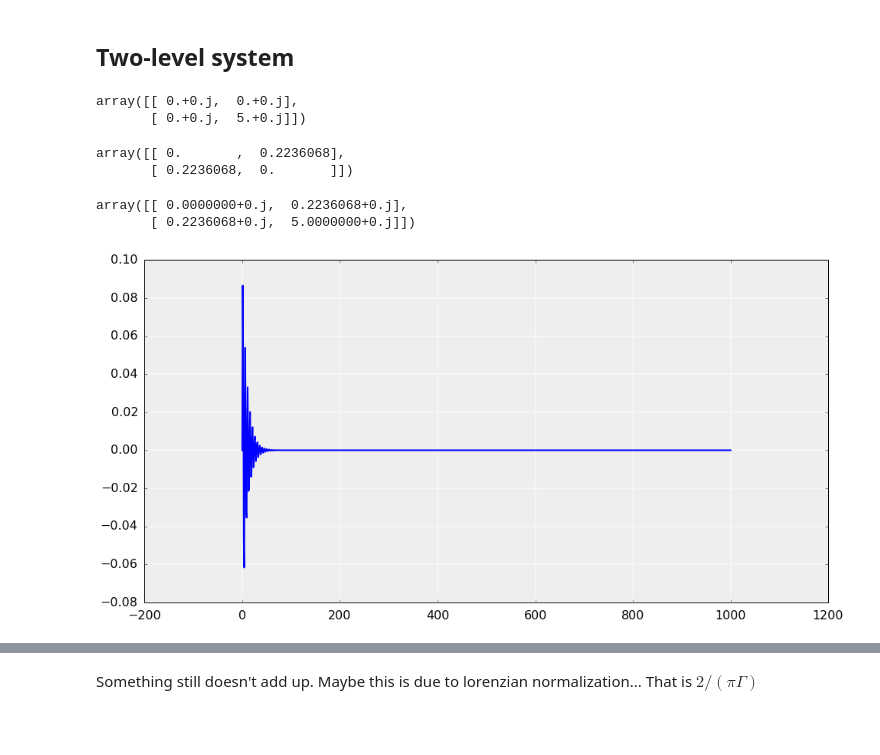
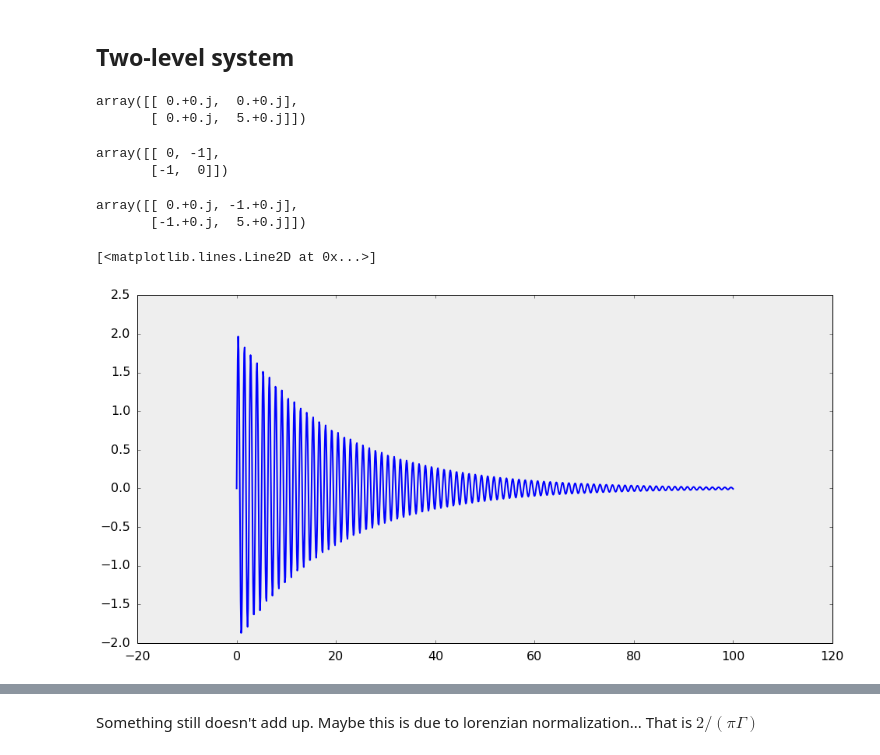
Before and after one commit to antonl/notebooks, a Jupyter notebook: Reproduce Pulleritz Paper.ipynb, the cells around one changed output, grey strips where cells are left out. Cells and saved outputs as stored; diff of their text form; code cells hidden in the pictures; blank space fills up the shorter version.

```diff
--- a/Reproduce Pulleritz Paper.ipynb
+++ b/Reproduce Pulleritz Paper.ipynb
@@ -333,7 +317,9 @@ gs, es = basis(2,0), basis(2,1)
 
 e0 = 0.0
 e1 = 5 # 600 nm
-V = 0.2
+V = 1
+gamma = np.array([0, 0])
+dephasing = 0.05
 
 kT = 0.02 # 300 K in hbar/fs
 
@@ -350,14 +336,14 @@ Hsite = H1
 #Hsite = qeye(4)
 display(Hsite)
 
-Hint = np.sqrt(V)/2*sigmax()
+Hint = -V*sigmax()
 display(Hint)
 
 display(Hsite + Hint)
 # %% [output]
 array([[ 0.+0.j,  0.+0.j],
        [ 0.+0.j,  5.+0.j]])
-array([[ 0.       ,  0.2236068],
-       [ 0.2236068,  0.       ]])
+array([[ 0, -1],
+       [-1,  0]])
-array([[ 0.0000000+0.j,  0.2236068+0.j],
-       [ 0.2236068+0.j,  5.0000000+0.j]])
+array([[ 0.+0.j, -1.+0.j],
+       [-1.+0.j,  5.+0.j]])
@@ -377,7 +349,0 @@ def s1(w):
-# %%
-t2_list,dt = np.linspace(0, 1000, 1000, retstep=True) # fs
-S1 = s1(t2_list)
-plot(t2_list, S1)
-grid()
-# %% [output]
-[figure, removed]
@@ -384,2 +377,11 @@ grid()
+# %%
+#plot(t2_list, np.real(res[0,:]))
+#plot(t2_list, np.real(res[1,:]))
+plot(t2_list, np.real(res[2,:]))
+#plot(t2_list, norm)
+#plot(t2_list, np.imag(norm))
+# %% [output]
+[<matplotlib.lines.Line2D at 0x...>]
+[figure, added]
 # %%
 from numpy.fft import *
```
Also changed, not shown: parts of 38 cells of this notebook.
